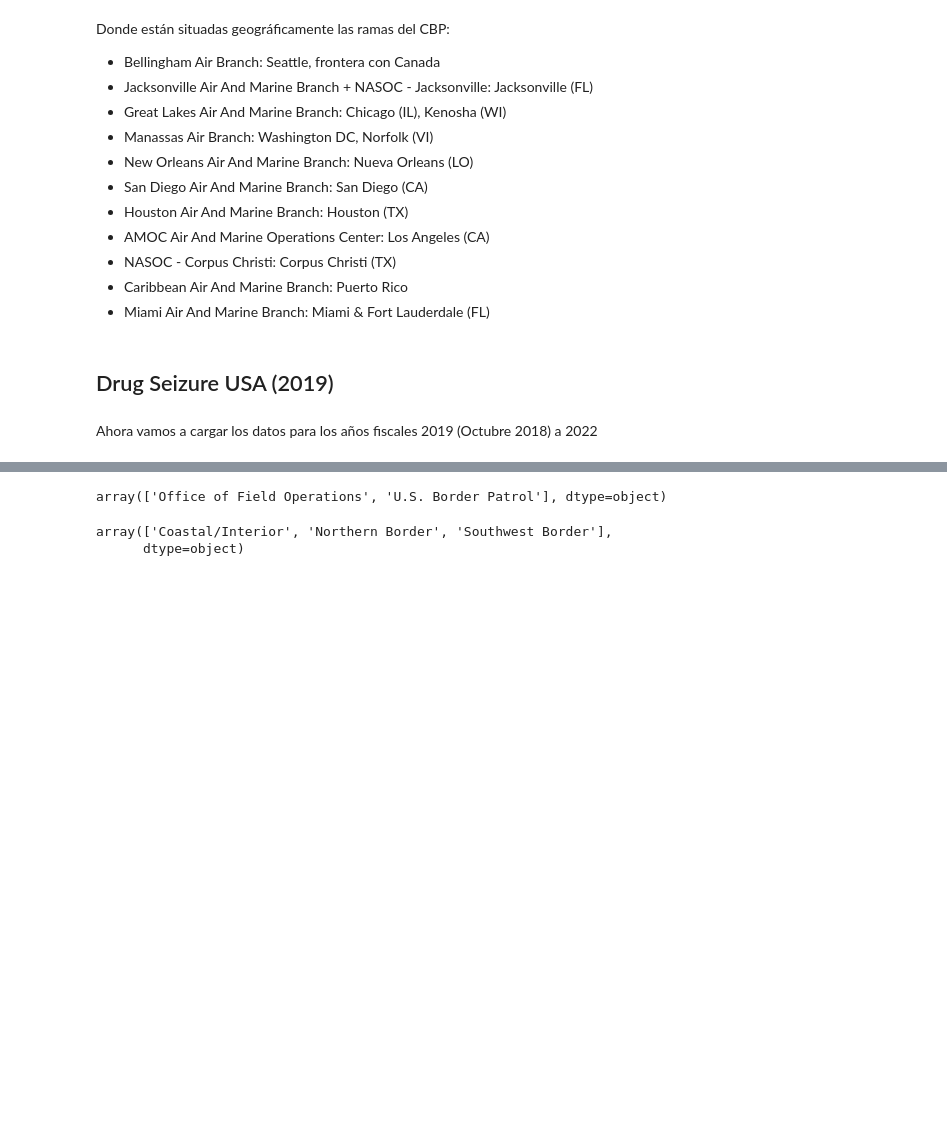
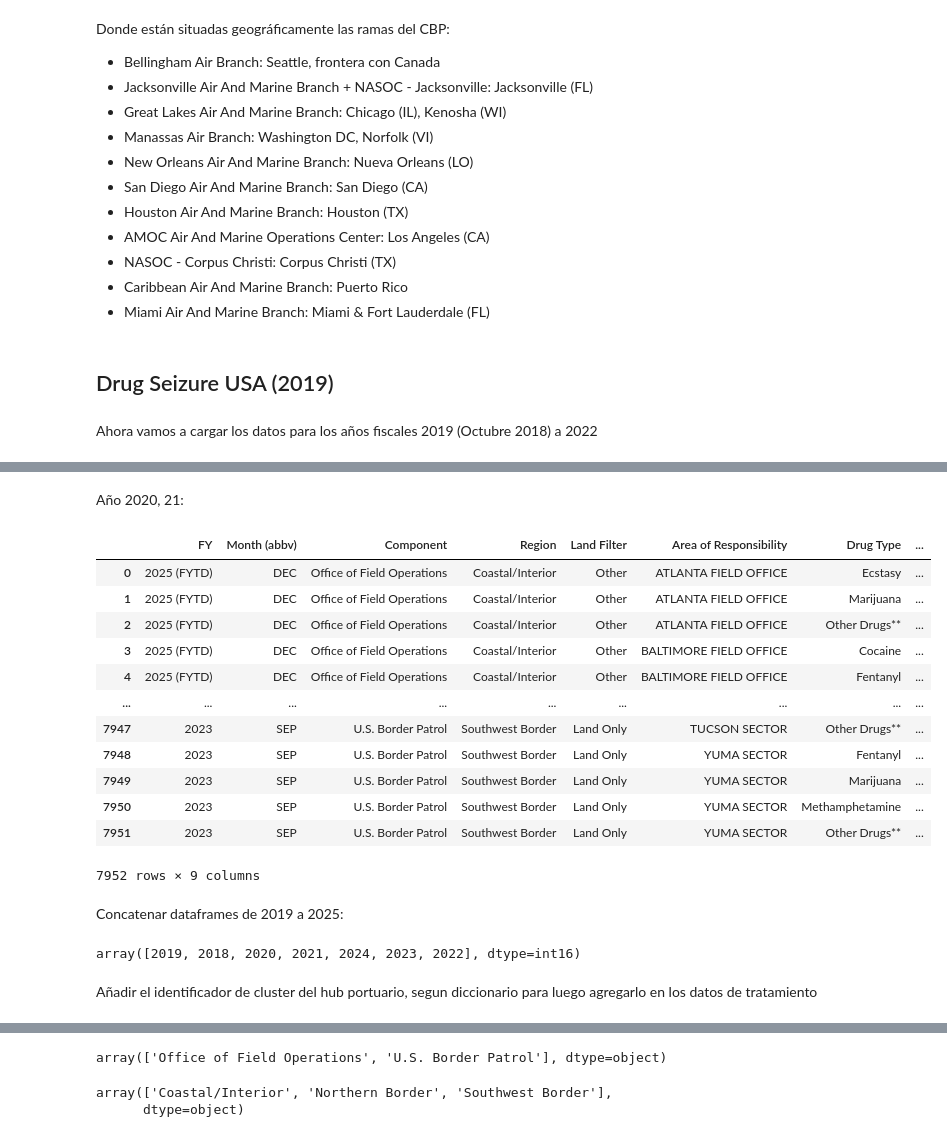
Before and after one commit to GonzaloLopezS/TFM_AFI_2025, a Jupyter notebook: AAA_code/drug-seizure_EDA.ipynb, the cells around one changed output, grey strips where cells are left out. Cells and saved outputs as stored; diff of their text form; code cells hidden in the pictures; blank space fills up the shorter version.

```diff
--- a/AAA_code/drug-seizure_EDA.ipynb
+++ b/AAA_code/drug-seizure_EDA.ipynb
@@ -220,0 +209,2 @@ drug_seizure_2019_DF
+# %% [markdown]
+Año 2020, 21:
@@ -220,0 +219,21 @@ drug_seizure_2019_DF
+# %%
+files = '../CBP_drug_seizures/nationwide-drugs-fy22-fy25-dec.csv' # Generar mascara para obtener todos los csv de la carpeta
+drug_seizure_2022_25_DF = pd.read_csv(files,sep=',') # header = infer
+# %%
+drug_seizure_2022_25_DF
+# %% [output]
+|  | FY | Month (abbv) | Component | Region | Land Filter | Area of Responsibility | Drug Type | ... |
+| 0 | 2025 (FYTD) | DEC | Office of Field Operations | Coastal/Interior | Other | ATLANTA FIELD OFFICE | Ecstasy | ... |
+| 1 | 2025 (FYTD) | DEC | Office of Field Operations | Coastal/Interior | Other | ATLANTA FIELD OFFICE | Marijuana | ... |
+| 2 | 2025 (FYTD) | DEC | Office of Field Operations | Coastal/Interior | Other | ATLANTA FIELD OFFICE | Other Drugs** | ... |
+| 3 | 2025 (FYTD) | DEC | Office of Field Operations | Coastal/Interior | Other | BALTIMORE FIELD OFFICE | Cocaine | ... |
+| 4 | 2025 (FYTD) | DEC | Office of Field Operations | Coastal/Interior | Other | BALTIMORE FIELD OFFICE | Fentanyl | ... |
+| ... | ... | ... | ... | ... | ... | ... | ... | ... |
+| 7947 | 2023 | SEP | U.S. Border Patrol | Southwest Border | Land Only | TUCSON SECTOR | Other Drugs** | ... |
+| 7948 | 2023 | SEP | U.S. Border Patrol | Southwest Border | Land Only | YUMA SECTOR | Fentanyl | ... |
+| 7949 | 2023 | SEP | U.S. Border Patrol | Southwest Border | Land Only | YUMA SECTOR | Marijuana | ... |
+| 7950 | 2023 | SEP | U.S. Border Patrol | Southwest Border | Land Only | YUMA SECTOR | Methamphetamine | ... |
+| 7951 | 2023 | SEP | U.S. Border Patrol | Southwest Border | Land Only | YUMA SECTOR | Other Drugs** | ... |
+7952 rows × 9 columns
+# %% [markdown]
+Concatenar dataframes de 2019 a 2025:
@@ -220,0 +259,4 @@ drug_seizure_2019_DF
+# %%
+cbp_seizure_dataframe['Year'].unique()
+# %% [output]
+array([2019, 2018, 2020, 2021, 2024, 2023, 2022], dtype=int16)
@@ -220,0 +266,2 @@ drug_seizure_2019_DF
+# %% [markdown]
+Añadir el identificador de cluster del hub portuario, segun diccionario para luego agregarlo en los datos de tratamiento
```
Also changed, not shown: parts of 38 cells of this notebook, 13 other files.
